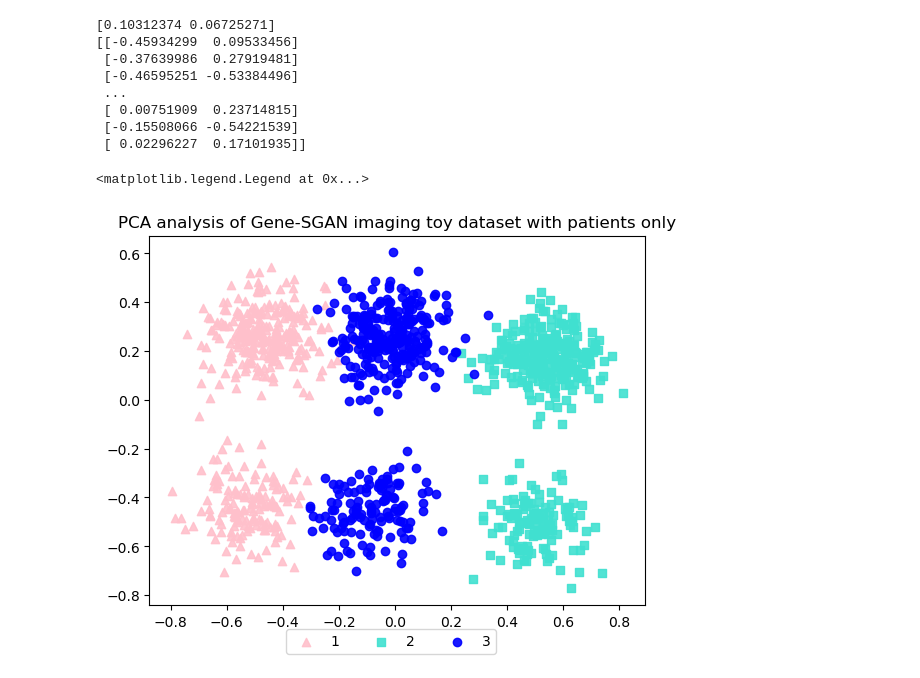
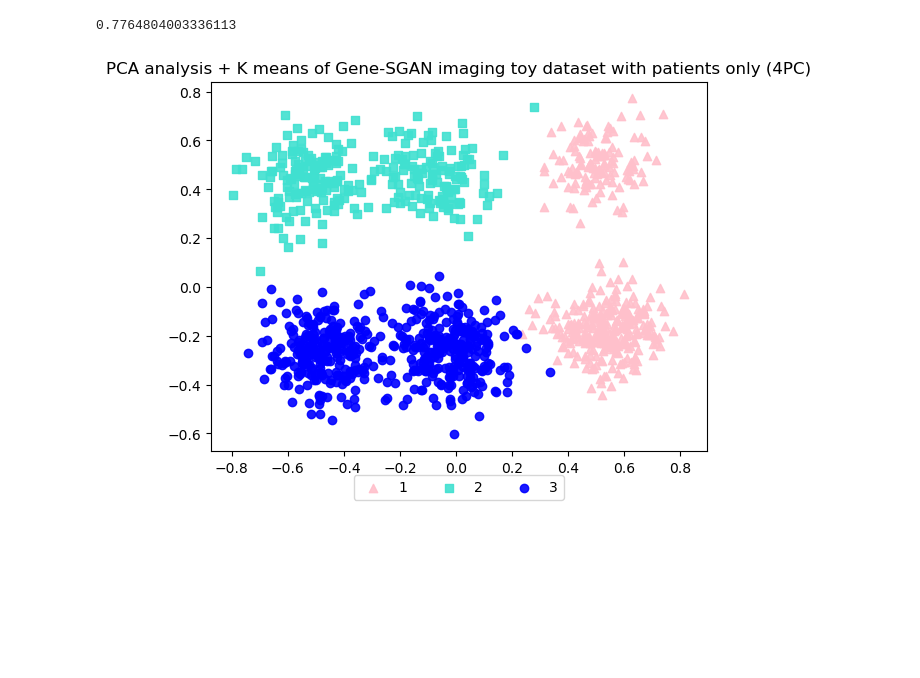
Before and after one commit to miranda2436/gene-sgan, a Jupyter notebook: pca.ipynb, the cells around one changed output. Drawn from its saved outputs; the diff is of its cells as text; code cells hidden in the pictures; blank space fills up the shorter version.

Commit message:
adding rand scores

```diff
--- a/pca.ipynb
+++ b/pca.ipynb
@@ -110,0 +73,27 @@ Name: cluster_label, Length: 1200, dtype: int64
+# %%
+# patient only, 3 principal components
+fig, ax = plt.subplots()
+
+pca = PCA(n_components=3,random_state=42)
+pca_result = pca.fit_transform(patient_minimal)
+
+kmeans = KMeans(n_clusters=3, random_state=0, n_init="auto").fit(pca_result)
+y = kmeans.labels_
+
+for l, c, m in zip([0,1,2], ["pink", "turquoise", "blue"], ('^', 's', "o")):
+    ax.scatter(pca_result[y == l, 0],
+                pca_result[y == l, 1],
+                color=c,
+                label='cluster %s' % l,
+                alpha=0.9,
+                marker=m
+                )
+
+plt.title("PCA analysis + K means of Gene-SGAN imaging toy dataset with patients only (3PC)")
+labels = [1,2,3]
+fig.legend(labels, loc='lower center',ncol=len(labels))
+
+#Rand index
+
+truth = pd.read_csv("toy_data_ground_truth.csv")
+metrics.rand_score(truth.iloc[:,1], y)
@@ -111,33 +103,26 @@ Name: cluster_label, Length: 1200, dtype: int64
 # %%
 fig, ax = plt.subplots()
-# PCA
-pca = PCA(n_components=2,random_state=42)
 
+pca = PCA(n_components=4,random_state=42)
 pca_result = pca.fit_transform(patient_minimal)
-print(pca.explained_variance_ratio_)
-print(pca_result)
 
+kmeans = KMeans(n_clusters=3, random_state=0, n_init="auto").fit(pca_result)
+y = kmeans.labels_
 
-for l, c, m in zip([1,2,3], ["pink", "turquoise", "blue"], ('^', 's', "o")):
+for l, c, m in zip([0,1,2], ["pink", "turquoise", "blue"], ('^', 's', "o")):
     ax.scatter(pca_result[y == l, 0],
                 pca_result[y == l, 1],
                 color=c,
                 label='cluster %s' % l,
                 alpha=0.9,
                 marker=m
                 )
 
-plt.title("PCA analysis of Gene-SGAN imaging toy dataset with patients only")
+plt.title("PCA analysis + K means of Gene-SGAN imaging toy dataset with patients only (4PC)")
 labels = [1,2,3]
 fig.legend(labels, loc='lower center',ncol=len(labels))
+truth = pd.read_csv("toy_data_ground_truth.csv")
+metrics.rand_score(truth.iloc[:,1], y)
 # %% [output]
-[0.10312374 0.06725271]
-[[-0.45934299  0.09533456]
- [-0.37639986  0.27919481]
- [-0.46595251 -0.53384496]
- ...
- [ 0.00751909  0.23714815]
- [-0.15508066 -0.54221539]
- [ 0.02296227  0.17101935]]
+0.7764804003336113
-<matplotlib.legend.Legend at 0x...>
-[figure, old version]
+[figure, new version]
```
Also changed, not shown: parts of 16 cells of this notebook.
